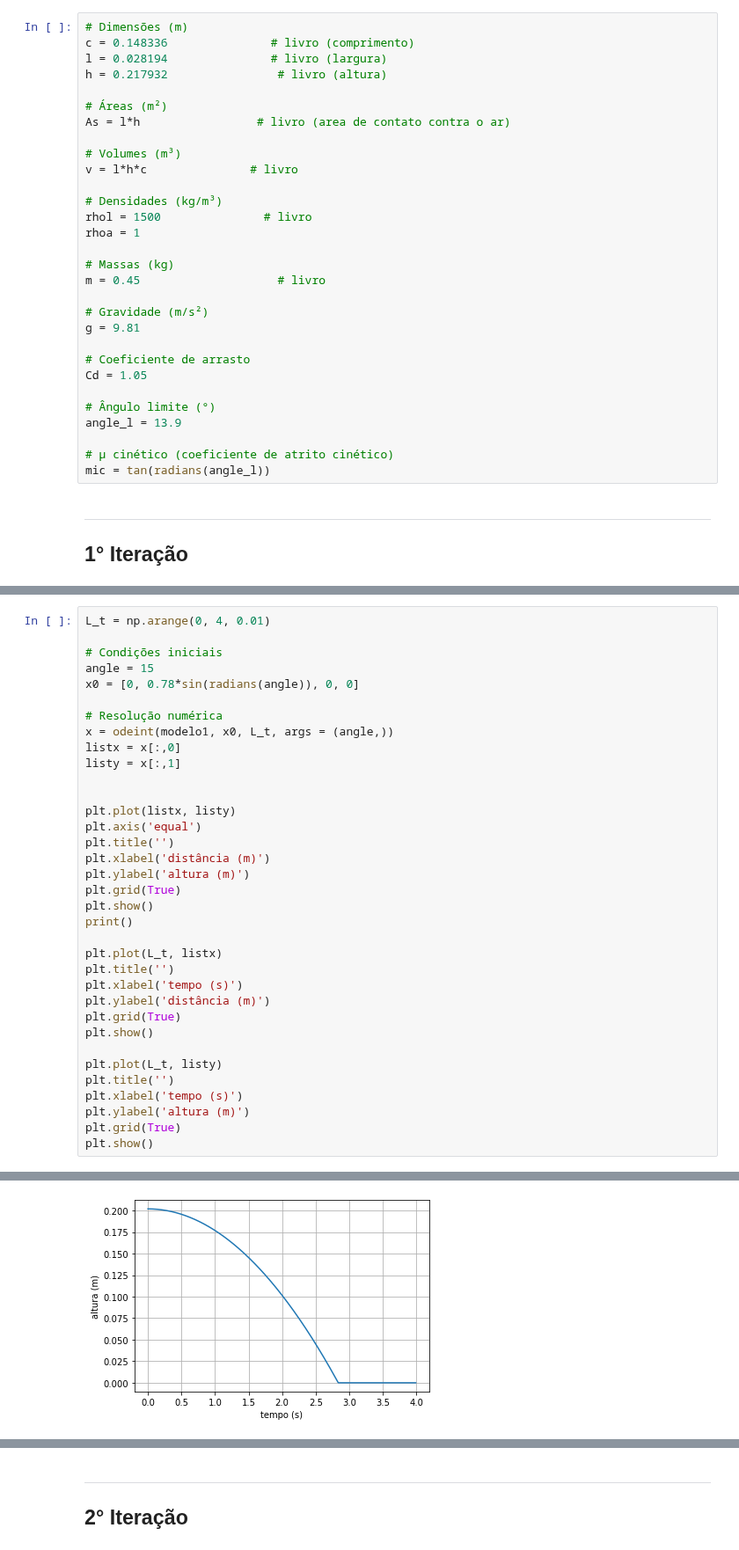
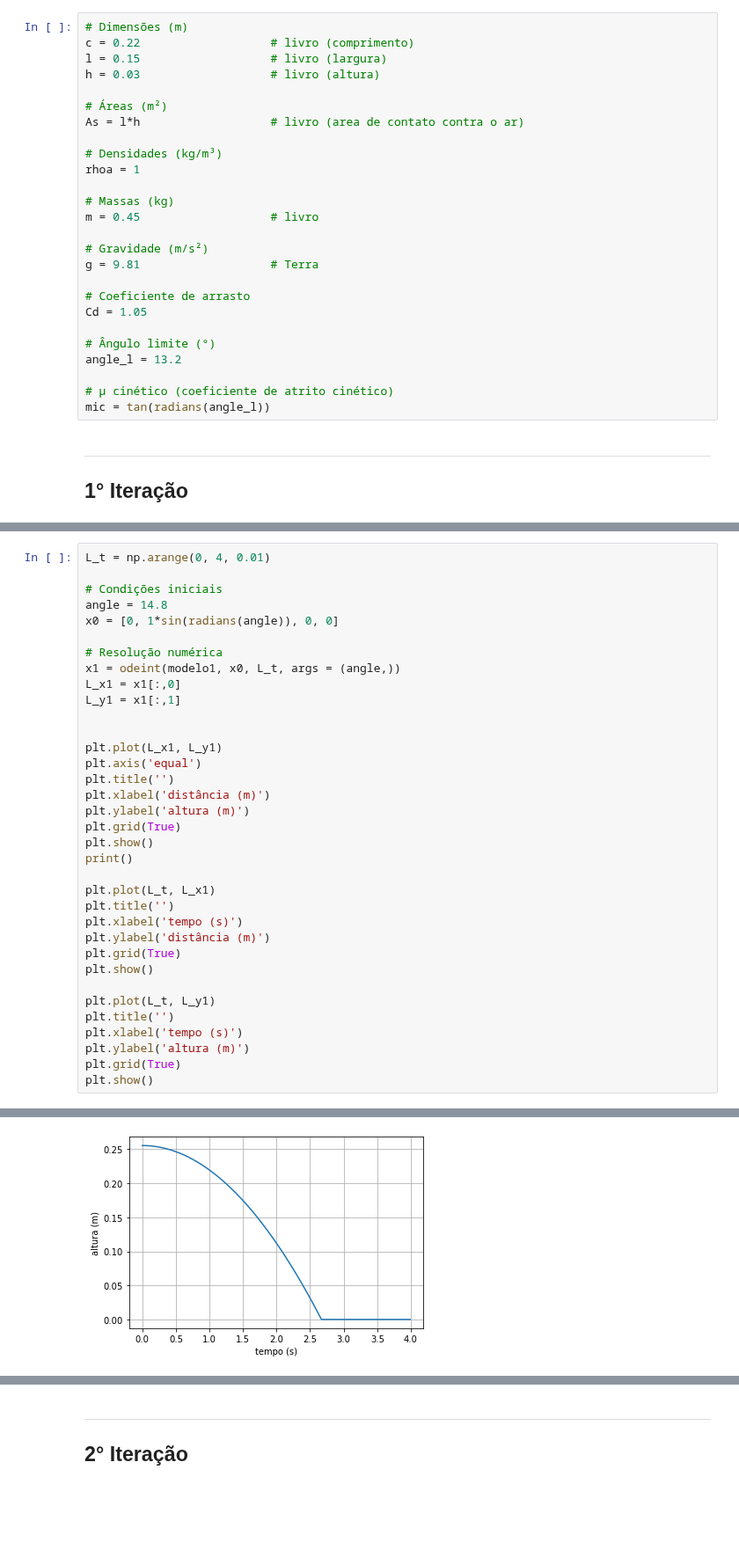
Before and after one commit to pedroivoal/Modsim-P3, a Jupyter notebook: Implementação/modelo.ipynb, the cells around one changed output, grey strips where cells are left out. Shown at 88% size. Drawn from its saved outputs; the diff is of its cells as text; blank space fills up the shorter version.

```diff
--- a/Implementação/modelo.ipynb
+++ b/Implementação/modelo.ipynb
@@ -16,31 +16,27 @@ from math import *
 ## Parâmetros
 # %%
 # Dimensões (m)
-c = 0.148336               # livro (comprimento)
-l = 0.028194               # livro (largura)
-h = 0.217932                # livro (altura)
+c = 0.22                   # livro (comprimento)
+l = 0.15                   # livro (largura)
+h = 0.03                   # livro (altura)
 
 # Áreas (m²)
-As = l*h                 # livro (area de contato contra o ar)
-
-# Volumes (m³)
-v = l*h*c               # livro
+As = l*h                   # livro (area de contato contra o ar)
 
 # Densidades (kg/m³)
-rhol = 1500               # livro
 rhoa = 1
 
 # Massas (kg)
-m = 0.45                    # livro
+m = 0.45                   # livro
 
 # Gravidade (m/s²)
-g = 9.81
+g = 9.81                   # Terra
 
 # Coeficiente de arrasto
 Cd = 1.05
 
 # Ângulo limite (°)
-angle_l = 13.9
+angle_l = 13.2
 
 # μ cinético (coeficiente de atrito cinético)
 mic = tan(radians(angle_l))
@@ -81,16 +78,16 @@ def modelo1 (X, t, angle):
 L_t = np.arange(0, 4, 0.01)
 
 # Condições iniciais
-angle = 15
-x0 = [0, 0.78*sin(radians(angle)), 0, 0]
+angle = 14.8
+x0 = [0, 1*sin(radians(angle)), 0, 0]
 
 # Resolução numérica
-x = odeint(modelo1, x0, L_t, args = (angle,))
-listx = x[:,0]
-listy = x[:,1]
+x1 = odeint(modelo1, x0, L_t, args = (angle,))
+L_x1 = x1[:,0]
+L_y1 = x1[:,1]
 
 
-plt.plot(listx, listy)
+plt.plot(L_x1, L_y1)
 plt.axis('equal')
 plt.title('')
 plt.xlabel('distância (m)')
@@ -99,14 +96,14 @@ plt.grid(True)
 plt.show()
 print()
 
-plt.plot(L_t, listx)
+plt.plot(L_t, L_x1)
 plt.title('')
 plt.xlabel('tempo (s)')
 plt.ylabel('distância (m)')
 plt.grid(True)
 plt.show()
 
-plt.plot(L_t, listy)
+plt.plot(L_t, L_y1)
 plt.title('')
 plt.xlabel('tempo (s)')
 plt.ylabel('altura (m)')
@@ -118 +115 @@ plt.show()
-[figure, old version]
+[figure, new version]
```
Also changed, not shown: parts of 6 cells of this notebook.
